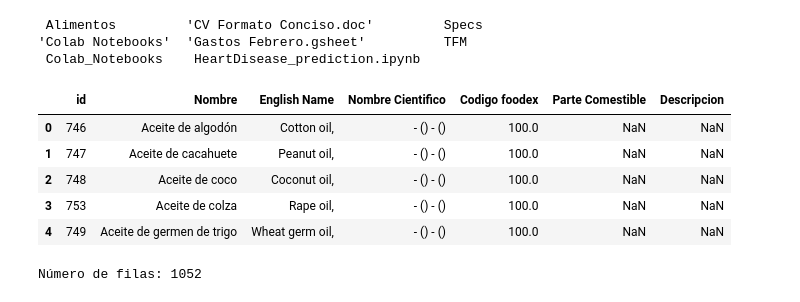
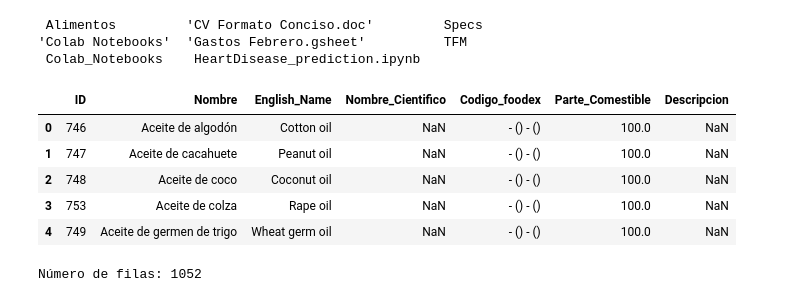
Before and after one commit to joampc/TFM2023, a Jupyter notebook: notebooks/Food_processing.ipynb, the cells around one changed output. Drawn from its saved outputs; the diff is of its cells as text; code cells hidden in the pictures.

```diff
--- a/notebooks/Food_processing.ipynb
+++ b/notebooks/Food_processing.ipynb
@@ -22,15 +24,15 @@ Mounted at /content/drive
 'Colab Notebooks'  'Gastos Febrero.gsheet'          TFM
  Colab_Notebooks    HeartDisease_prediction.ipynb
 # %%
-df_alimentos = pd.read_csv('/content/drive/MyDrive/TFM/Alimentos/listado_componentes.csv', delimiter='|', quoting=csv.QUOTE_NONE)
+df_alimentos = pd.read_csv('/content/drive/MyDrive/TFM/Alimentos/listado_componentes.csv', delimiter='|', quotechar='"')
 df_alimentos.head()
 # %% [output]
-|  | id | Nombre | English Name | Nombre Cientifico | Codigo foodex | Parte Comestible | Descripcion |
-| 0 | 746 | Aceite de algodón | Cotton oil, | - () - () | 100.0 | NaN | NaN |
-| 1 | 747 | Aceite de cacahuete | Peanut oil, | - () - () | 100.0 | NaN | NaN |
-| 2 | 748 | Aceite de coco | Coconut oil, | - () - () | 100.0 | NaN | NaN |
-| 3 | 753 | Aceite de colza | Rape oil, | - () - () | 100.0 | NaN | NaN |
-| 4 | 749 | Aceite de germen de trigo | Wheat germ oil, | - () - () | 100.0 | NaN | NaN |
+|  | ID | Nombre | English_Name | Nombre_Cientifico | Codigo_foodex | Parte_Comestible | Descripcion |
+| 0 | 746 | Aceite de algodón | Cotton oil | NaN | - () - () | 100.0 | NaN |
+| 1 | 747 | Aceite de cacahuete | Peanut oil | NaN | - () - () | 100.0 | NaN |
+| 2 | 748 | Aceite de coco | Coconut oil | NaN | - () - () | 100.0 | NaN |
+| 3 | 753 | Aceite de colza | Rape oil | NaN | - () - () | 100.0 | NaN |
+| 4 | 749 | Aceite de germen de trigo | Wheat germ oil | NaN | - () - () | 100.0 | NaN |
 # %%
 #cantidad de alimentos
 print(f'Número de filas: {df_alimentos.shape[0]}')
```
Also changed, not shown: parts of 19 cells of this notebook.
